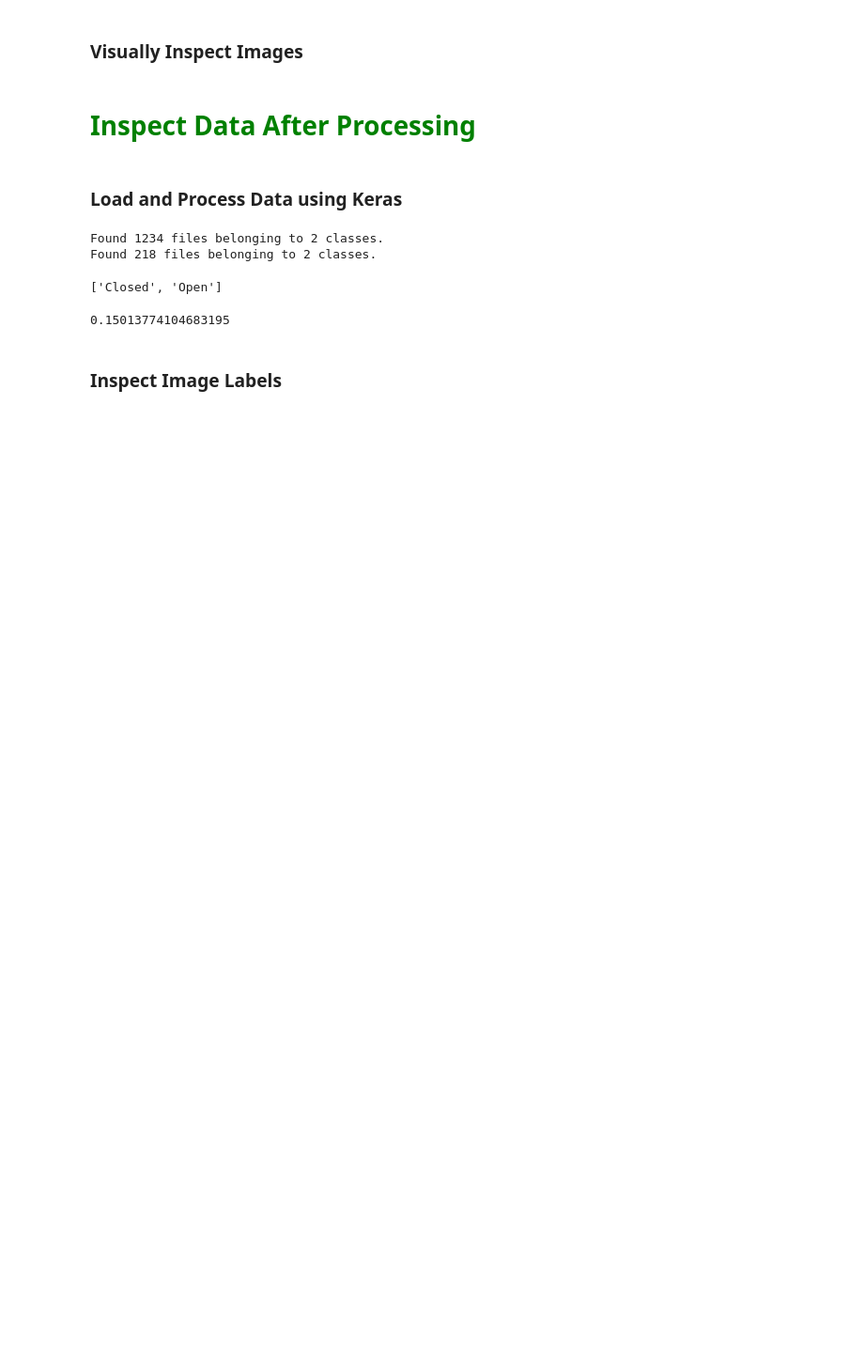
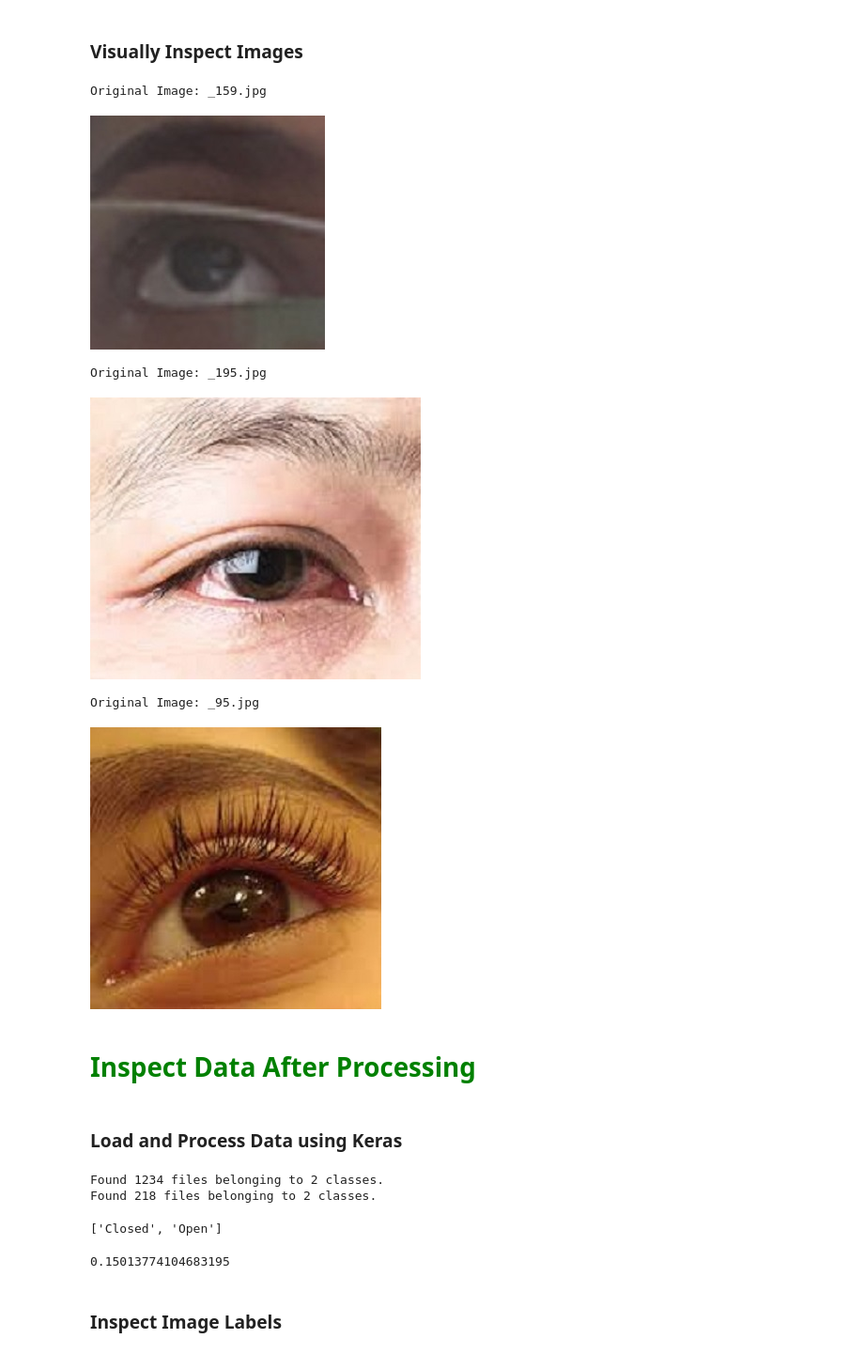
Before and after one commit to Smoulvad01/AI-C1-image-, a Jupyter notebook: Inspecting_image_data.ipynb, the cells around one changed output. Shown: that part at 94% size. Drawn from its saved outputs; the diff is of its cells as text; code cells hidden in the pictures; blank space fills up the shorter version.

```diff
--- a/Inspecting_image_data.ipynb
+++ b/Inspecting_image_data.ipynb
@@ -116,5 +132,30 @@ for name, sizes in [('Train/Open', sizes_train_open),
 # %% [markdown]
 ### Visually Inspect Images
+# %%
+# Visually inspect random images to get to know dataset and compare to processed data later
+folder_path = "/content/drive/MyDrive/dataset_new/test/Open/"
+
+image_list = os.listdir(folder_path)
+random.shuffle(image_list)
+
+
+for i in range(3):
+    if i < len(image_list):
+        image_path = os.path.join(folder_path, image_list[i])
+        test_img = cv2.imread(image_path)
+        print("Original Image:", image_list[i])
+        imageRGB = cv2.cvtColor(test_img, cv2.COLOR_BGR2RGB)
+        print_original_image = Image.fromarray(imageRGB)
+        print_original_image.show()
+    else:
+        break
+# %% [output]
+Original Image: _159.jpg
+[figure, added]
+Original Image: _195.jpg
+[figure, added]
+Original Image: _95.jpg
+[figure, added]
 # %% [markdown]
 # <font color='green'>Inspect Data After Processing</font>
 # %% [markdown]
```
Also changed, not shown: parts of 5 cells of this notebook.
